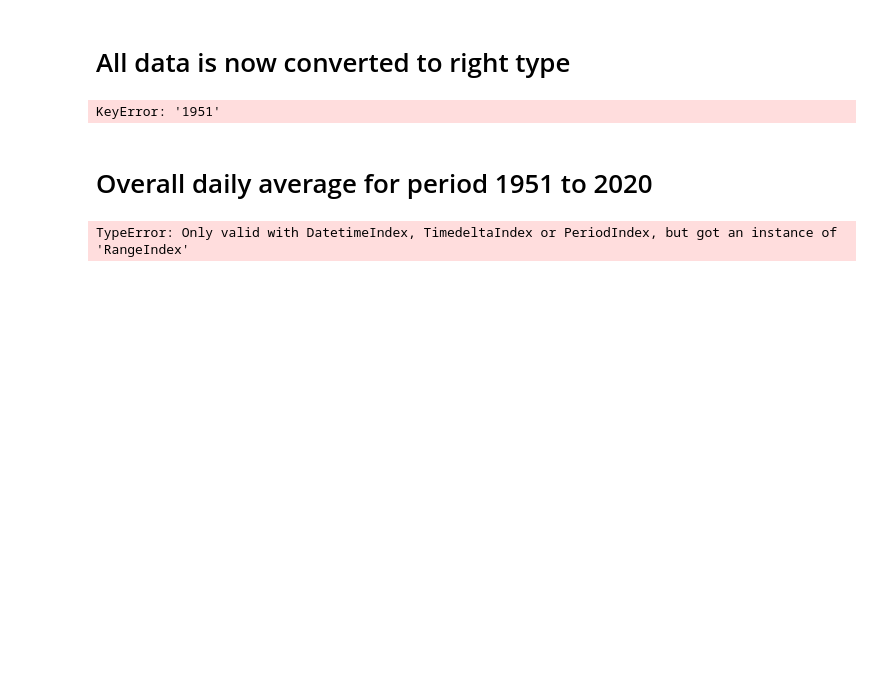
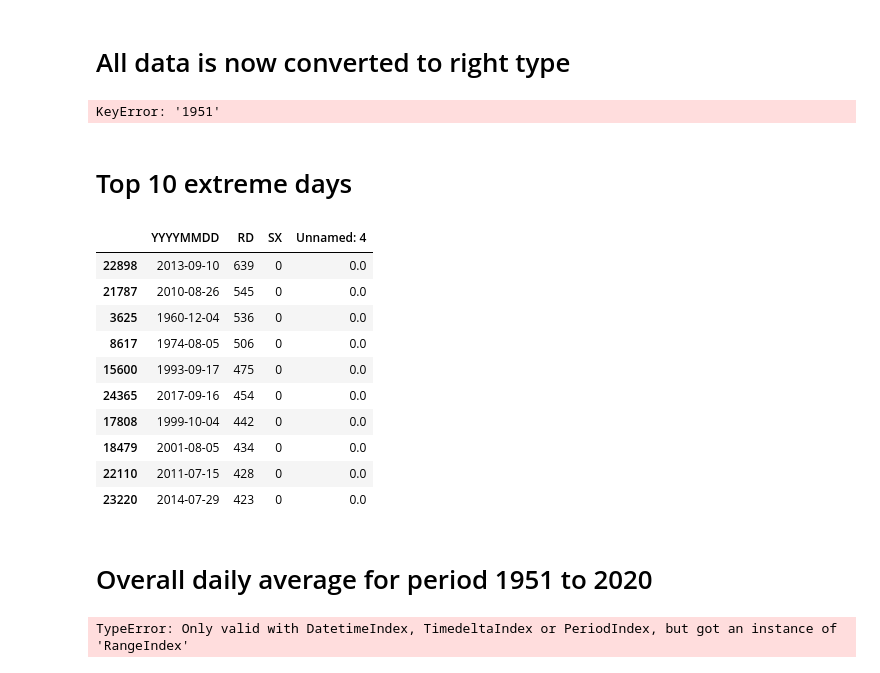
Before and after one commit to JMulder99/Rain-Waterboard-Rijnland, a Jupyter notebook: rain_profile.ipynb, the cells around one changed output. Cells and saved outputs as stored; diff of their text form; code cells hidden in the pictures; blank space fills up the shorter version.

```diff
--- a/rain_profile.ipynb
+++ b/rain_profile.ipynb
@@ -49,6 +49,22 @@ dtype: object
 data.loc['1951']
 # %% [output]
 KeyError: '1951'
+# %% [markdown]
+# Top 10 extreme days
+# %%
+data.nlargest(10, columns='RD')
+# %% [output]
+|  | YYYYMMDD | RD | SX | Unnamed: 4 |
+| 22898 | 2013-09-10 | 639 | 0 | 0.0 |
+| 21787 | 2010-08-26 | 545 | 0 | 0.0 |
+| 3625 | 1960-12-04 | 536 | 0 | 0.0 |
+| 8617 | 1974-08-05 | 506 | 0 | 0.0 |
+| 15600 | 1993-09-17 | 475 | 0 | 0.0 |
+| 24365 | 2017-09-16 | 454 | 0 | 0.0 |
+| 17808 | 1999-10-04 | 442 | 0 | 0.0 |
+| 18479 | 2001-08-05 | 434 | 0 | 0.0 |
+| 22110 | 2011-07-15 | 428 | 0 | 0.0 |
+| 23220 | 2014-07-29 | 423 | 0 | 0.0 |
 # %% [markdown]
 # Overall daily average for period 1951 to 2020
 # %%
```
